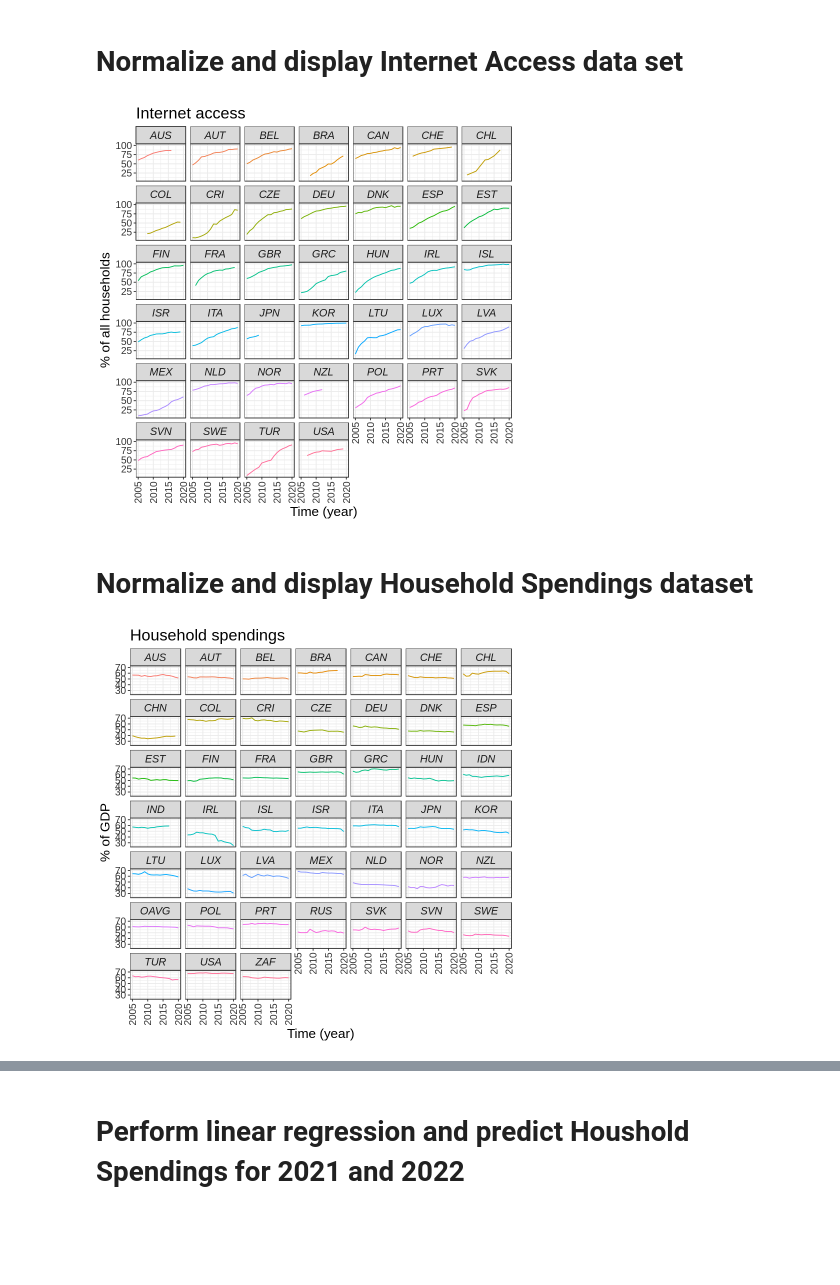
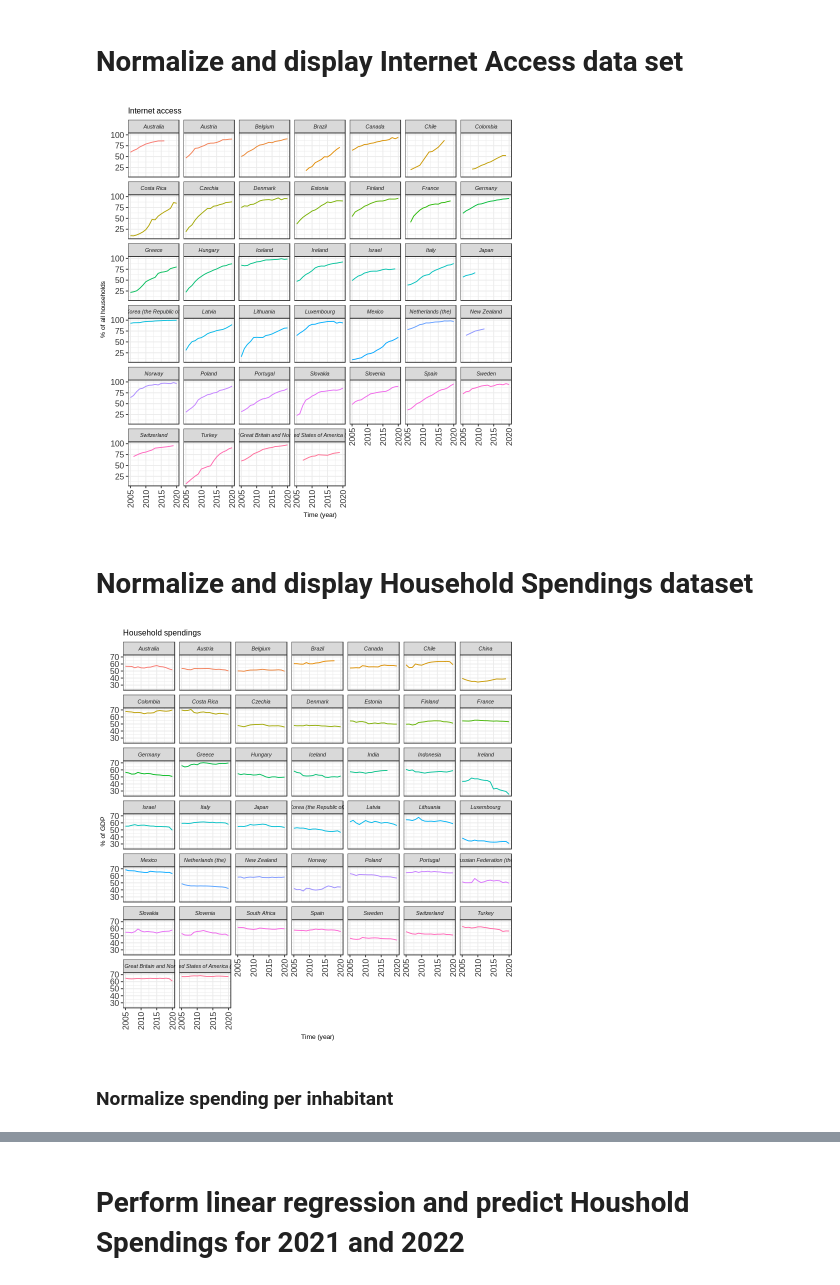
Before and after one commit to patdring/NewAppMarkets, a Jupyter notebook: CS_Fallstudie.ipynb, the cells around one changed output, grey strips where cells are left out. Drawn from its saved outputs; the diff is of its cells as text; code cells hidden in the pictures; blank space fills up the shorter version.

```diff
--- a/CS_Fallstudie.ipynb
+++ b/CS_Fallstudie.ipynb
@@ -54,4 +54,14 @@ Download Dataset from OECD website and store them in data frames
 # %%
 df_internet_access <- read.csv("https://stats.oecd.org/sdmx-json/data/DP_LIVE/.INTERNET.../OECD?contentType=csv&detail=code&separator=comma&csv-lang=en", header=TRUE)
 df_household_spendings <- read.csv("https://stats.oecd.org/sdmx-json/data/DP_LIVE/.HHEXP.../OECD?contentType=csv&detail=code&separator=comma&csv-lang=en", header=TRUE)
+
+url <- "https://www.iban.com/country-codes"
+r <- GET(url)
+doc <- readHTMLTable(doc=content(r, "text"))
+df_country_codes <- doc[[1]]
+names(df_country_codes)[3] <- "LOCATION"
+df_country_codes <- subset(df_country_codes, select=c(Country,LOCATION))
+
+df_internet_access <- merge(df_internet_access, df_country_codes,by=c("LOCATION"))
+df_household_spendings <- merge(df_household_spendings, df_country_codes,by=c("LOCATION"))
 # %%
@@ -62,46 +92,51 @@ df_household_spendings <- read.csv("https://stats.oecd.org/sdmx-json/data/DP_LIV
 # Normalize and display Internet Access data set
 # %%
 df_internet_access <- df_internet_access[lapply(df_internet_access,length)>0]
+
+#Normalization needed?
 #df_internet_access$Value <- (df_internet_access$Value - mean(df_internet_access$Value)) / sd(df_internet_access$Value)
 
-ggplot(data = df_internet_access, mapping = aes(x = TIME, y = Value, color = LOCATION)) +
+ggplot(data = df_internet_access, mapping = aes(x = TIME, y = Value, color = Country)) +
     geom_line() +
-    facet_wrap(vars(LOCATION)) +
+    facet_wrap(vars(Country)) +
     labs(title = "Internet access",
         x = "Time (year)",
         y = "% of all households") +
     theme_bw() +
-    theme(axis.text.x = element_text(colour = "grey20", size = 12, angle = 90, hjust = 0.5, vjust = 0.5),
-                        axis.text.y = element_text(colour = "grey20", size = 12),
+    theme(axis.text.x = element_text(colour = "grey20", size = 10, angle = 90, hjust = 0.5, vjust = 0.5),
+                        axis.text.y = element_text(colour = "grey20", size = 10),
                         strip.text = element_text(face = "italic"),
-                        text = element_text(size = 16)) +
+                        text = element_text(size = 8)) +
     theme(legend.position = "none")
 # %% [output]
-[figure, old version]
+[figure, new version]
 # %% [markdown]
 # Normalize and display Household Spendings dataset
 # %%
 df_household_spendings <- df_household_spendings[lapply(df_household_spendings,length)>0]
-#df_household_spendings <- subset(df_household_spendings, MEASURE == 'MLN_USD')
-df_household_spendings <- subset(df_household_spendings, MEASURE == 'PC_GDP')
-df_household_spendings <- subset(df_household_spendings, SUBJECT == 'TOT')
-df_household_spendings <- subset(df_household_spendings, TIME >= 2005)
-#df_household_spendings <- subset(df_household_spendings, LOCATION == 'DEU')
-df_household_spendings <- subset(df_household_spendings, LOCATION != 'EU' & LOCATION != 'EA')
+
+df_household_spendings.pcgdp <- df_household_spendings
+df_household_spendings.pcgdp <- subset(df_household_spendings.pcgdp, MEASURE == 'PC_GDP')
+df_household_spendings.pcgdp <- subset(df_household_spendings.pcgdp, SUBJECT == 'TOT')
+df_household_spendings.pcgdp <- subset(df_household_spendings.pcgdp, TIME >= 2005)
+df_household_spendings.pcgdp <- subset(df_household_spendings.pcgdp, LOCATION != 'EU' & LOCATION != 'EA')
+#Normalization needed?
 #df_household_spendings$Value <- log(df_household_spendings$Value)
 #df_household_spendings$Value <- (df_household_spendings$Value - min(df_household_spendings$Value)) /(max(df_household_spendings$Value)-min(df_household_spendings$Value))
 
-ggplot(data = df_household_spendings, mapping = aes(x = TIME, y = Value, color = LOCATION)) +
+ggplot(data = df_household_spendings.pcgdp, mapping = aes(x = TIME, y = Value, color = Country)) +
     geom_line() +
-    facet_wrap(vars(LOCATION)) +
+    facet_wrap(vars(Country)) +
     labs(title = "Household spendings",
         x = "Time (year)",
         y = "% of GDP") +
     theme_bw() +
-    theme(axis.text.x = element_text(colour = "grey20", size = 12, angle = 90, hjust = 0.5, vjust = 0.5),
-                        axis.text.y = element_text(colour = "grey20", size = 12),
+    theme(axis.text.x = element_text(colour = "grey20", size = 10, angle = 90, hjust = 0.5, vjust = 0.5),
+                        axis.text.y = element_text(colour = "grey20", size = 10),
                         strip.text = element_text(face = "italic"),
-                        text = element_text(size = 16)) +
+                        text = element_text(size = 8)) +
     theme(legend.position = "none")
 # %% [output]
-[figure, old version]
+[figure, new version]
+# %% [markdown]
+### Normalize spending per inhabitant
```
Also changed, not shown: parts of 7 cells of this notebook.
